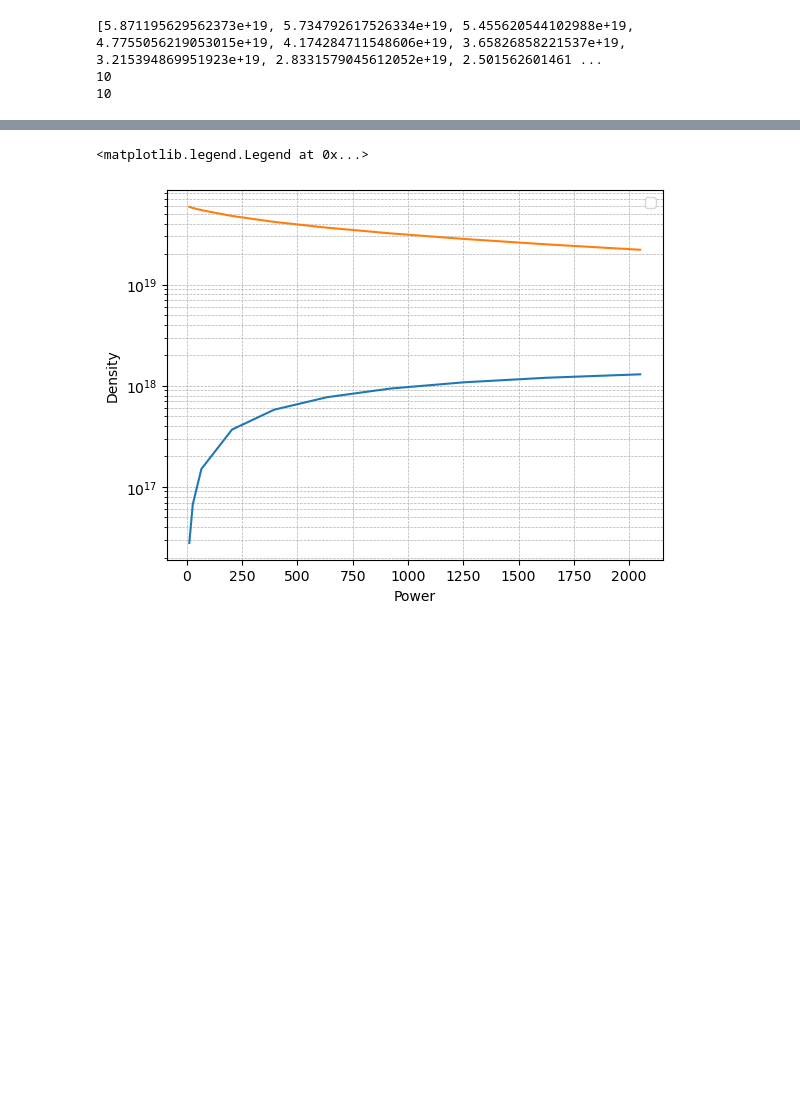
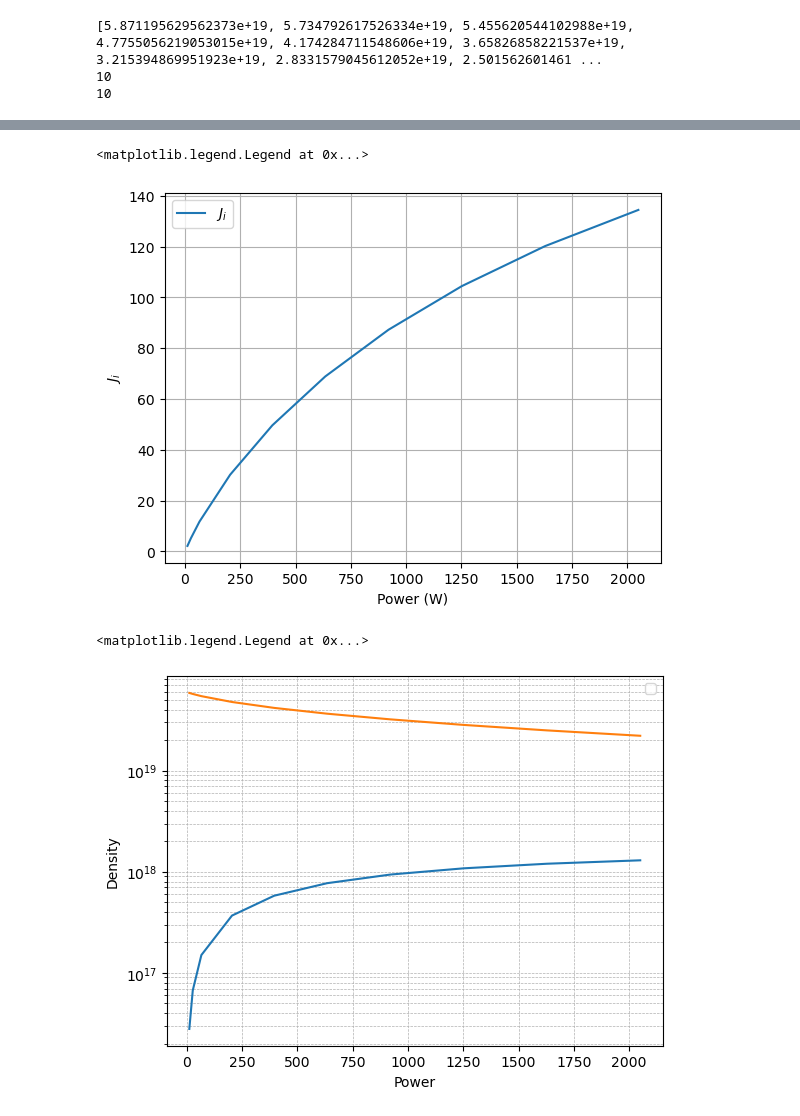
Before and after one commit to sverdier136/AtmopropX__0D-global-model, a Jupyter notebook: src/results_analysis_all_reactions_current.ipynb, the cells around one changed output, grey strips where cells are left out. Cells and saved outputs as stored; diff of their text form; code cells hidden in the pictures; blank space fills up the shorter version.

```diff
--- a/src/results_analysis_all_reactions_current.ipynb
+++ b/src/results_analysis_all_reactions_current.ipynb
@@ -68,3 +124,12 @@ plt.grid()
+# %%
+plt.plot(power_list, Ji, label = r"$J_{i}$")
+plt.xlabel("Power (W)")
+plt.ylabel(r"$J_{i}$")
+plt.grid()
+plt.legend()
+# %% [output]
+<matplotlib.legend.Legend at 0x...>
+[figure, added]
 # %%
 from matplotlib.ticker import LogLocator
 
```
Also changed, not shown: parts of 10 cells of this notebook, 4 other files.
